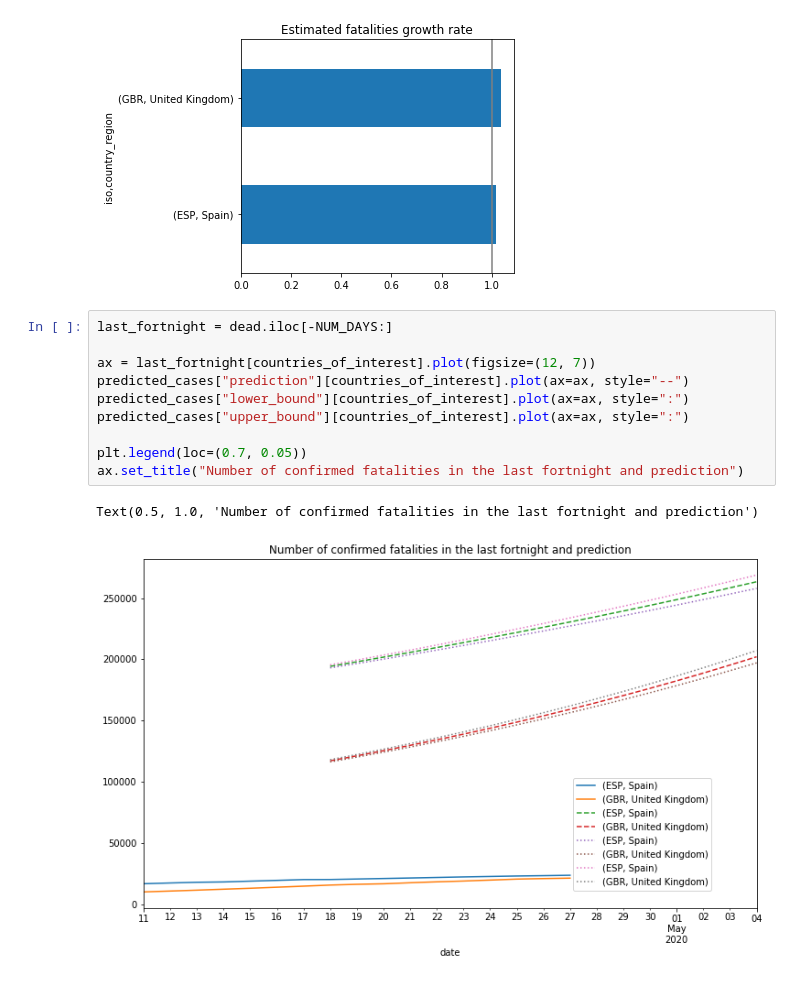
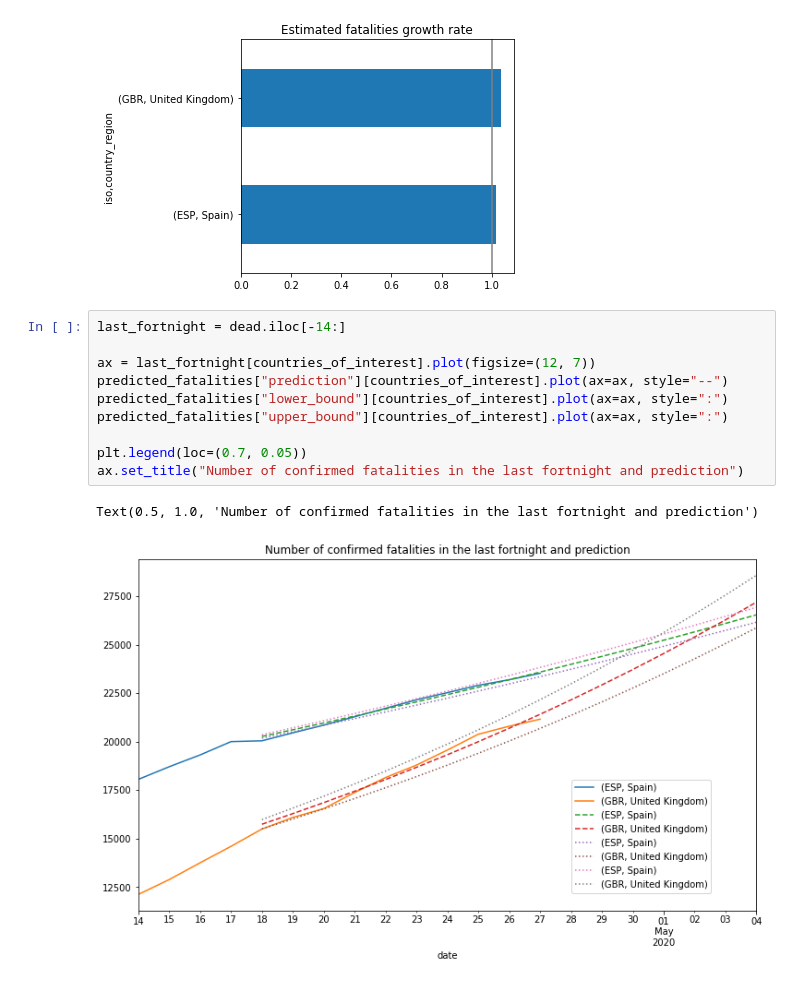
Before and after one commit to jmrr/covid19-data-analysis, a Jupyter notebook: covid19_analysis.ipynb, the cells around one changed output. Cells and saved outputs as stored; diff of their text form.

Commit message:
Recompute fatalities.

```diff
--- a/covid19_analysis.ipynb
+++ b/covid19_analysis.ipynb
@@ -242,15 +242,15 @@ plt.tight_layout()
 # %% [output]
 [figure]
 # %%
-last_fortnight = dead.iloc[-NUM_DAYS:]
+last_fortnight = dead.iloc[-14:]
 
 ax = last_fortnight[countries_of_interest].plot(figsize=(12, 7))
-predicted_cases["prediction"][countries_of_interest].plot(ax=ax, style="--")
-predicted_cases["lower_bound"][countries_of_interest].plot(ax=ax, style=":")
-predicted_cases["upper_bound"][countries_of_interest].plot(ax=ax, style=":")
+predicted_fatalities["prediction"][countries_of_interest].plot(ax=ax, style="--")
+predicted_fatalities["lower_bound"][countries_of_interest].plot(ax=ax, style=":")
+predicted_fatalities["upper_bound"][countries_of_interest].plot(ax=ax, style=":")
 
 plt.legend(loc=(0.7, 0.05))
 ax.set_title("Number of confirmed fatalities in the last fortnight and prediction")
 # %% [output]
 Text(0.5, 1.0, 'Number of confirmed fatalities in the last fortnight and prediction')
-[figure, old version]
+[figure, new version]
```
Also changed, not shown: parts of 2 cells of this notebook.
